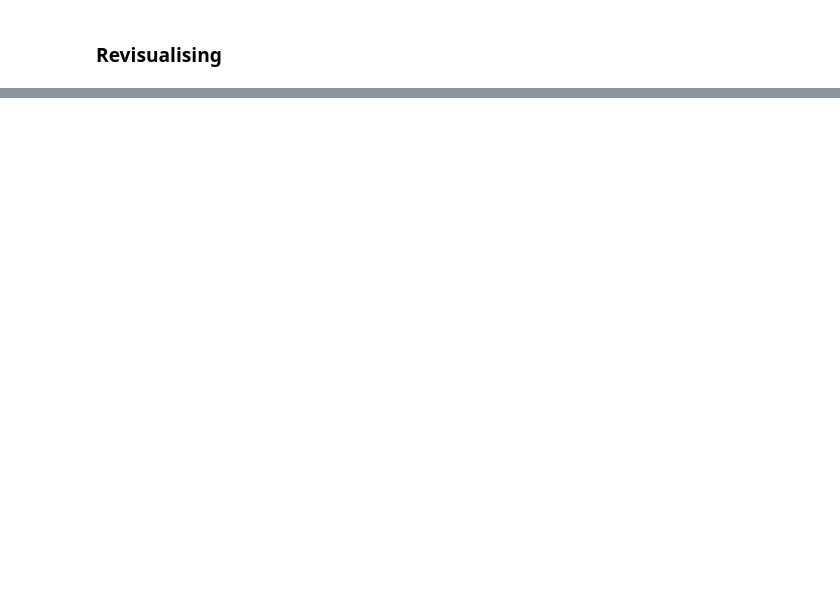
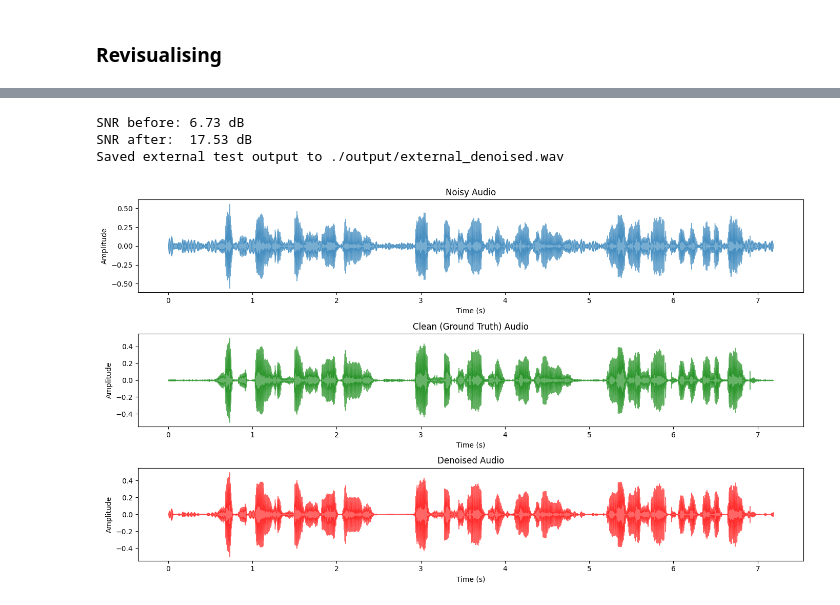
Before and after one commit to aryanthepain/Noise_Suppression_Model, a Jupyter notebook: approach_2_spectral_subtraction.ipynb, the cells around one changed output, grey strips where cells are left out. Saved outputs shown, nothing was run; the diff lists cells and outputs as text; code cells hidden in the pictures; blank space fills up the shorter version.

```diff
--- a/approach_2_spectral_subtraction.ipynb
+++ b/approach_2_spectral_subtraction.ipynb
@@ -213,2 +267,65 @@ Denoised audio saved to: ./Demo/noisy_sample_denoised.wav
+# %%
+# Paths to two external files (noisy + its clean reference)
+noisy_ext = './app2_data/noisy/p232_003.wav'
+clean_ext = './app2_data/clean/p232_003.wav'
+out_ext   = './output/external_denoised.wav'
+
+# Load
+y_n_e, sr_e = librosa.load(noisy_ext, sr=sr)
+y_c_e, _    = librosa.load(clean_ext, sr=sr_e)
+
+# Denoise
+nspec_e = extract_noise_profile(y_n_e, sr_e)
+y_d_e   = spectral_subtract(y_n_e, sr_e, nspec_e)
+y_d_e[:n_dummy] = 0  # dummy start
+
+# Simple SNR function
+def compute_snr(clean, proc):
+    c,a = clean[:len(proc)], proc[:len(clean)]
+    noise = c - a
+    return 10*np.log10(np.sum(c**2)/ (np.sum(noise**2)+1e-8))
+
+snr_before = compute_snr(y_c_e, y_n_e)
+snr_after  = compute_snr(y_c_e, y_d_e)
+
+print(f"SNR before: {snr_before:.2f} dB")
+print(f"SNR after:  {snr_after:.2f} dB")
+
+# Save output
+os.makedirs(os.path.dirname(out_ext), exist_ok=True)
+sf.write(out_ext, y_d_e, sr_e)
+print(f"Saved external test output to {out_ext}")
+# %% [output]
+SNR before: 6.73 dB
+SNR after:  17.53 dB
+Saved external test output to ./output/external_denoised.wav
+# %%
+plt.figure(figsize=(14, 8))
+
+# Noisy
+plt.subplot(3, 1, 1)
+librosa.display.waveshow(y_n_e, sr=sr_e, alpha=0.6)
+plt.title('Noisy Audio')
+plt.xlabel('Time (s)')
+plt.ylabel('Amplitude')
+
+# Clean
+plt.subplot(3, 1, 2)
+librosa.display.waveshow(y_c_e, sr=sr_e, color='g', alpha=0.6)
+plt.title('Clean (Ground Truth) Audio')
+plt.xlabel('Time (s)')
+plt.ylabel('Amplitude')
+
+# Denoised
+plt.subplot(3, 1, 3)
+librosa.display.waveshow(y_d_e, sr=sr_e, color='r', alpha=0.6)
+plt.title('Denoised Audio')
+plt.xlabel('Time (s)')
+plt.ylabel('Amplitude')
+
+plt.tight_layout()
+plt.show()
+# %% [output]
+[figure, added]
 # %% [markdown]
 <a id="conclusion"></a>
```
Also changed, not shown: parts of 22 cells of this notebook, 2 other files.
